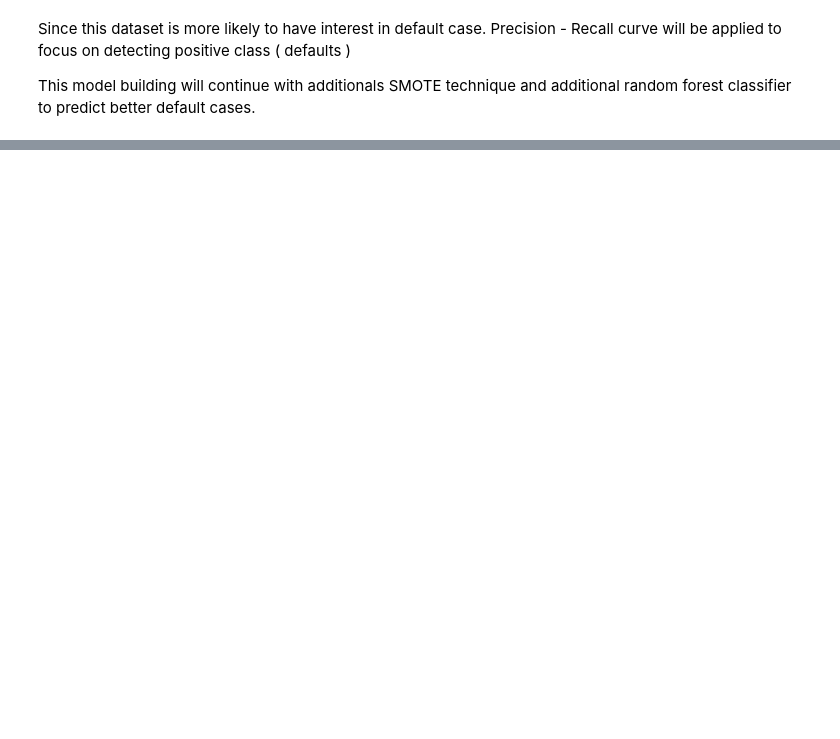
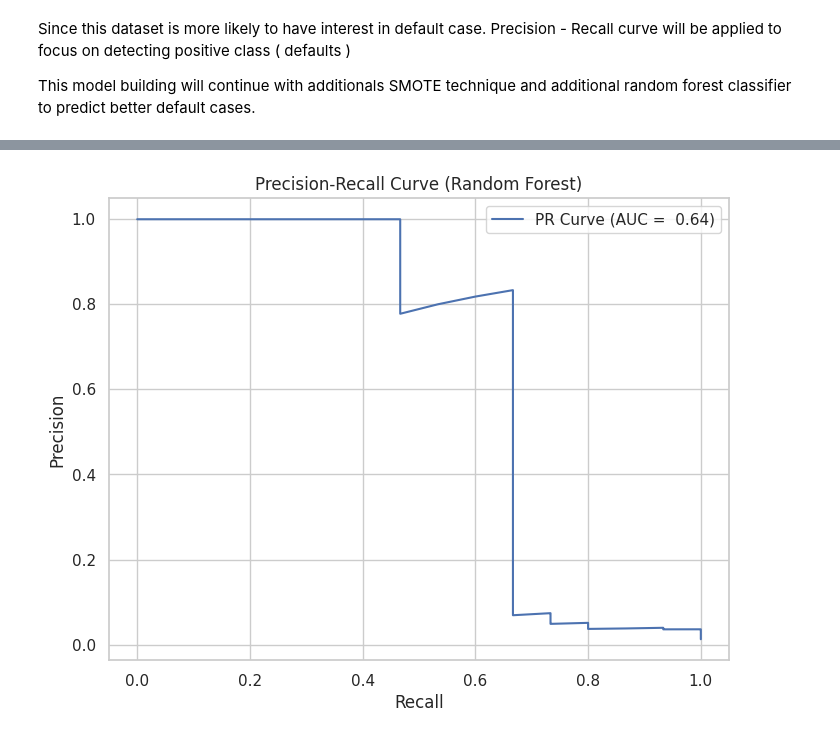
Before and after one commit to Alfredo2212/Talentport, a Jupyter notebook: notebooks/B_modeling.ipynb, the cells around one changed output, grey strips where cells are left out. Cells and saved outputs as stored; diff of their text form; code cells hidden in the pictures; blank space fills up the shorter version.

Commit message:
Finalize best model overall (RF - Scale - SMOTE - Tuning), Added Precision Recall AUC and ROC AUC Curve with explanation

```diff
--- a/notebooks/B_modeling.ipynb
+++ b/notebooks/B_modeling.ipynb
@@ -321,0 +337,9 @@ Call off other methods of oversampling since it doesnt increase precision-recall
+# %%
+# Fitting Logit model with Interaction terms
+logreg_int = LogisticRegression(random_state=22, max_iter=1000)
+logreg_int.fit(x_int_train_smote, y_int_train_smote)
+
+y_pred_logreg_int = logreg_int.predict(x_test_scaled)
+
+print(confusion_matrix(y_test, y_pred_logreg_int))
+print(classification_report(y_test, y_pred_logreg_int))
@@ -321,0 +357,10 @@ Call off other methods of oversampling since it doesnt increase precision-recall
+# %%
+# Finally non linear transformation ( Random Forest )
+rf = RandomForestClassifier(random_state = 22, n_estimators= 100)
+
+rf.fit(x_int_train_smote, y_int_train_smote)
+
+y_pred_rf = rf.predict(x_test_scaled)
+
+print(confusion_matrix(y_test, y_pred_rf))
+print(classification_report(y_test, y_pred_rf))
@@ -321,0 +421,20 @@ Call off other methods of oversampling since it doesnt increase precision-recall
+# %%
+# Precision-Recall Curve for Imbalanced Dataset
+# Predict probabilities for positive class ( Default )
+y_scores = best_rf.predict_proba(x_test_scaled)[:, 1]
+
+# Precision Recall Curve
+precision, recall, thresholds = precision_recall_curve(y_test, y_scores)
+pr_auc = auc(recall,precision)
+
+# Plot it out
+plt.figure(figsize=(8,6))
+plt.plot(recall, precision, label=f'PR Curve (AUC = {pr_auc: .2f})')
+plt.xlabel('Recall')
+plt.ylabel('Precision')
+plt.title('Precision-Recall Curve (Random Forest)')
+plt.legend()
+plt.grid(True)
+plt.show()
+# %% [output]
+[figure, added]
```
Also changed, not shown: parts of 19 cells of this notebook.
